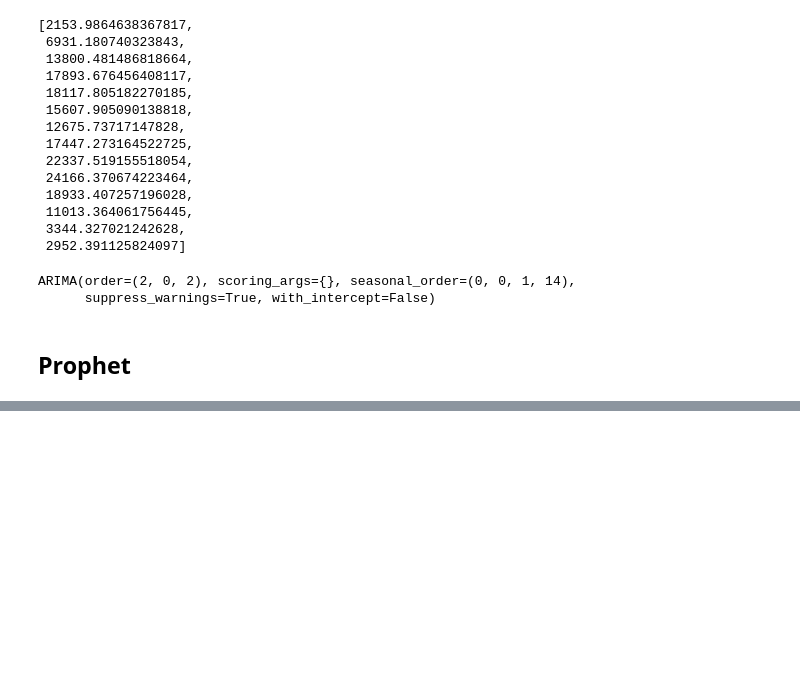
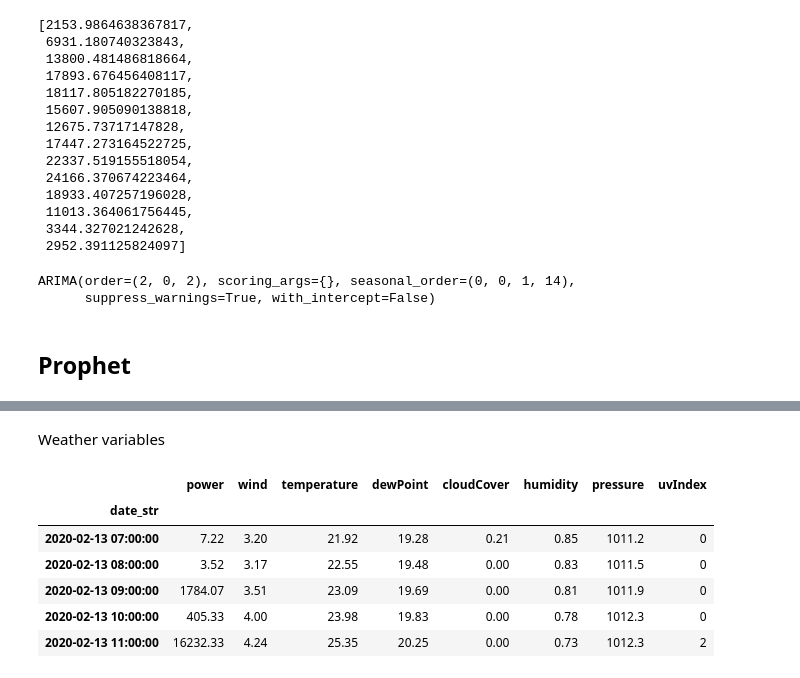
Before and after one commit to ManeeshaPerera/HTCNN-Forecasting, a Jupyter notebook: notebooks/benchmarks.ipynb, the cells around one changed output, grey strips where cells are left out. Saved outputs shown, nothing was run; the diff lists cells and outputs as text; code cells hidden in the pictures; blank space fills up the shorter version.

```diff
--- a/notebooks/benchmarks.ipynb
+++ b/notebooks/benchmarks.ipynb
@@ -181,0 +215,14 @@ new_data
+# %% [markdown]
+Weather variables
+# %%
+data = pd.read_csv(f'../ts_data/6010.csv', index_col=[0]).iloc[:, 0:8]
+# %%
+data.head()
+# %% [output]
+|  | power | wind | temperature | dewPoint | cloudCover | humidity | pressure | uvIndex |
+| date_str |  |  |  |  |  |  |  |  |
+| 2020-02-13 07:00:00 | 7.22 | 3.20 | 21.92 | 19.28 | 0.21 | 0.85 | 1011.2 | 0 |
+| 2020-02-13 08:00:00 | 3.52 | 3.17 | 22.55 | 19.48 | 0.00 | 0.83 | 1011.5 | 0 |
+| 2020-02-13 09:00:00 | 1784.07 | 3.51 | 23.09 | 19.69 | 0.00 | 0.81 | 1011.9 | 0 |
+| 2020-02-13 10:00:00 | 405.33 | 4.00 | 23.98 | 19.83 | 0.00 | 0.78 | 1012.3 | 0 |
+| 2020-02-13 11:00:00 | 16232.33 | 4.24 | 25.35 | 20.25 | 0.00 | 0.73 | 1012.3 | 2 |
```
Also changed, not shown: parts of 18 cells of this notebook, 7 other files.
